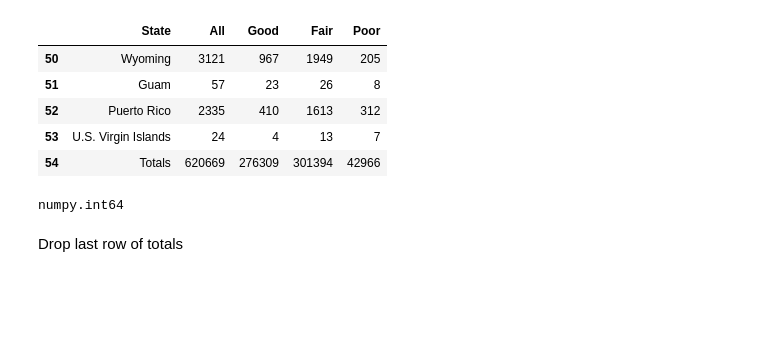
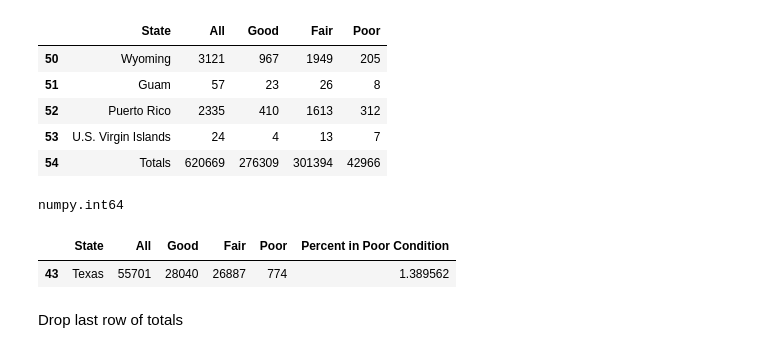
Before and after one commit to dalexa10/Python_Data_Science, a Jupyter notebook: visualizing/scrubbing-data-visualization.ipynb, the cells around one changed output. Drawn from its saved outputs; the diff is of its cells as text; code cells hidden in the pictures; blank space fills up the shorter version.

```diff
--- a/visualizing/scrubbing-data-visualization.ipynb
+++ b/visualizing/scrubbing-data-visualization.ipynb
@@ -581,6 +583,11 @@ dfcounts[-5:]
 type(dfcounts['All'][0])
 # %% [output]
 numpy.int64
+# %%
+dfcounts[dfcounts['State'] == 'Texas']
+# %% [output]
+|  | State | All | Good | Fair | Poor | Percent in Poor Condition |
+| 43 | Texas | 55701 | 28040 | 26887 | 774 | 1.389562 |
 # %% [markdown]
 Drop last row of totals
 # %%
```
Also changed, not shown: parts of 6 cells of this notebook.
